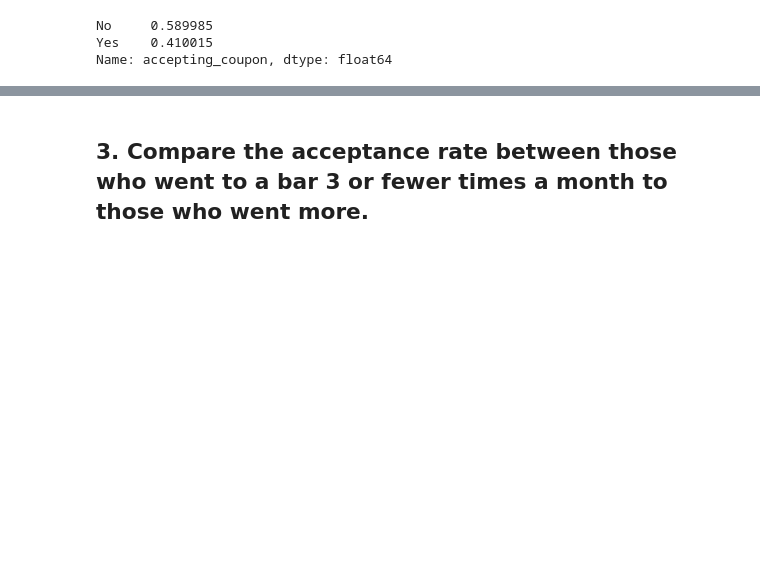
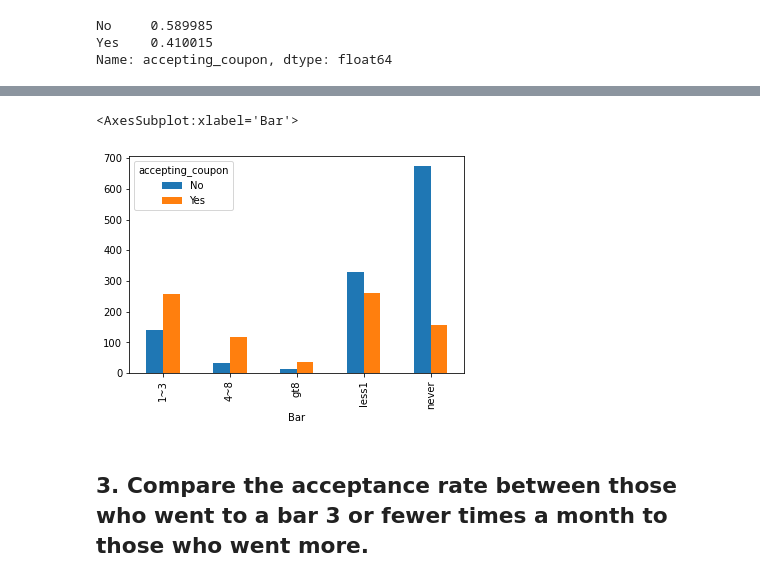
Before and after one commit to coachtech/BE_MLAI_LSTERN, a Jupyter notebook: Prompt_5_Leo_Stern.ipynb, the cells around one changed output, grey strips where cells are left out. Drawn from its saved outputs; the diff is of its cells as text; code cells hidden in the pictures; blank space fills up the shorter version.

```diff
--- a/Prompt_5_Leo_Stern.ipynb
+++ b/Prompt_5_Leo_Stern.ipynb
@@ -348,3 +372,6 @@ fig = px.histogram(bar_coupons, x="accepting_coupon", color="Bar")
 fig.show()
 # %% [output]
 [interactive output not drawn]
+# %%
+df3 = bar_coupons.groupby(['Bar','accepting_coupon']).size().unstack(fill_value=0)
+df3
@@ -351,3 +386,8 @@ fig.show()
+# %%
+df3.plot(kind = 'bar')
+# %% [output]
+<AxesSubplot:xlabel='Bar'>
+[figure, added]
 # %% [markdown]
 ## 3. Compare the acceptance rate between those who went to a bar 3 or fewer times a month to those who went more.
 # %%
```
Also changed, not shown: parts of 27 cells of this notebook.
